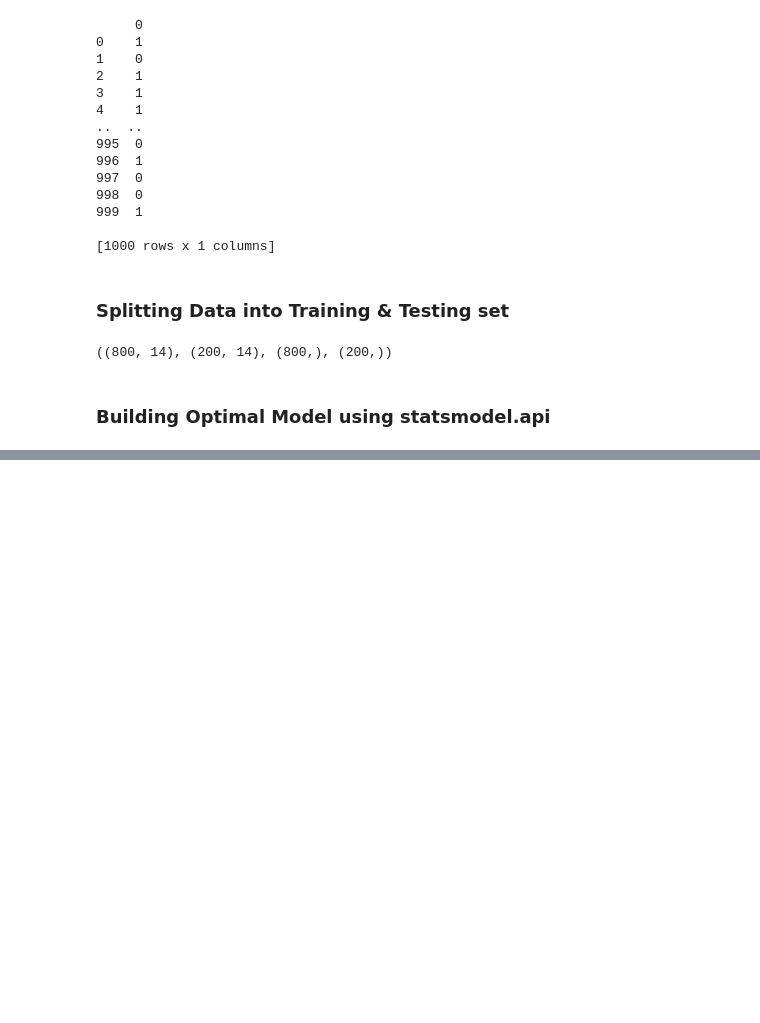
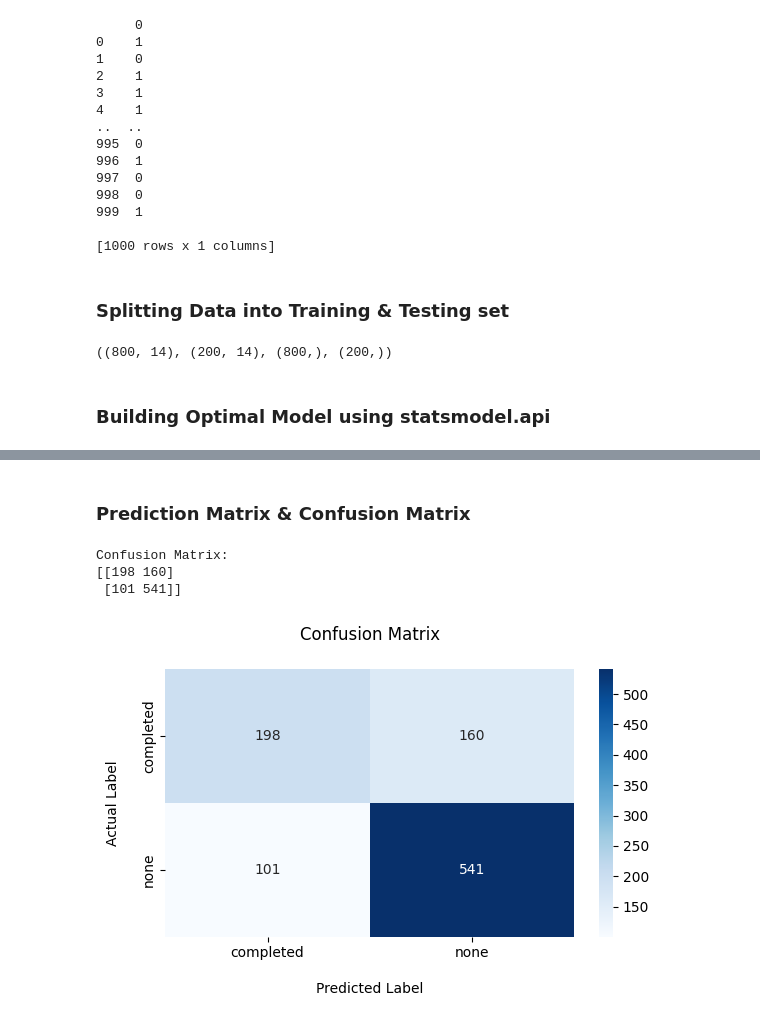
Before and after one commit to SakibMizan/MLProjectStudentPerformance, a Jupyter notebook: SakibMizanProject.ipynb, the cells around one changed output, grey strips where cells are left out. Cells and saved outputs as stored; diff of their text form; code cells hidden in the pictures; blank space fills up the shorter version.

```diff
--- a/SakibMizanProject.ipynb
+++ b/SakibMizanProject.ipynb
@@ -247,0 +252,31 @@ x14           -0.3061      0.025    -12.378      0.000      -0.355      -0.258
+# %% [markdown]
+### Prediction Matrix & Confusion Matrix
+# %%
+# Get predicted probabilities and classes
+pred_probabilities = regressor_logit.predict(x_opt)
+pred_classes = (pred_probabilities > 0.5).astype(int)
+
+#Get Confusion Matrix
+confusion_matrix = pd.crosstab(y, pred_classes)
+print("Confusion Matrix:")
+print(confusion_matrix.values)
+
+class_names = ['none', 'completed']
+
+# Plotting the confusion matrix
+plt.figure(figsize=(6, 4))
+
+sns.heatmap(conf_matrix, annot=True, fmt='d', cmap='Blues',
+            xticklabels=['completed', 'none'],
+            yticklabels=['completed', 'none'])
+
+plt.title("Confusion Matrix\n")
+plt.xlabel("\nPredicted Label")
+plt.ylabel("Actual Label\n")
+plt.tight_layout()
+plt.show()
+# %% [output]
+Confusion Matrix:
+[[198 160]
+ [101 541]]
+[figure, added]
```
Also changed, not shown: parts of 5 cells of this notebook.
